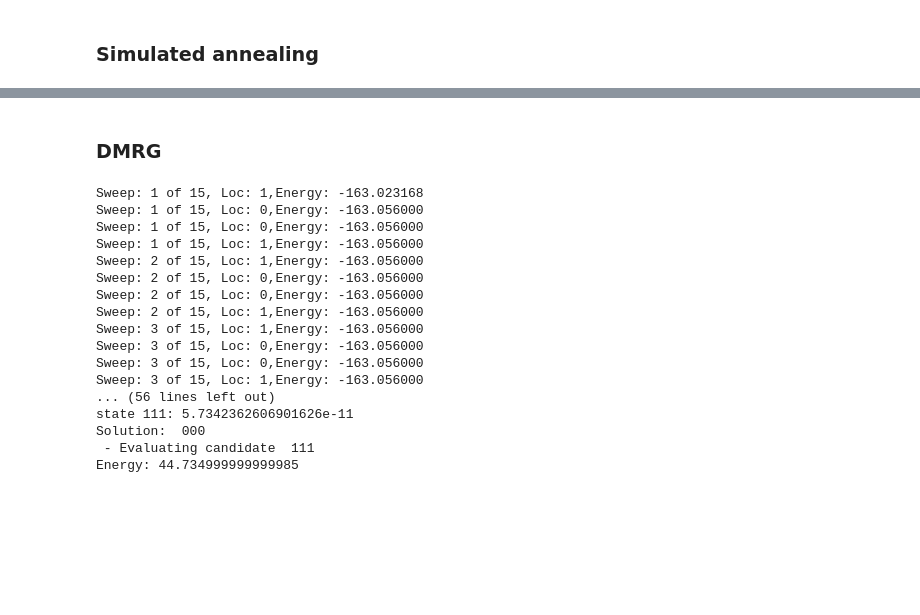
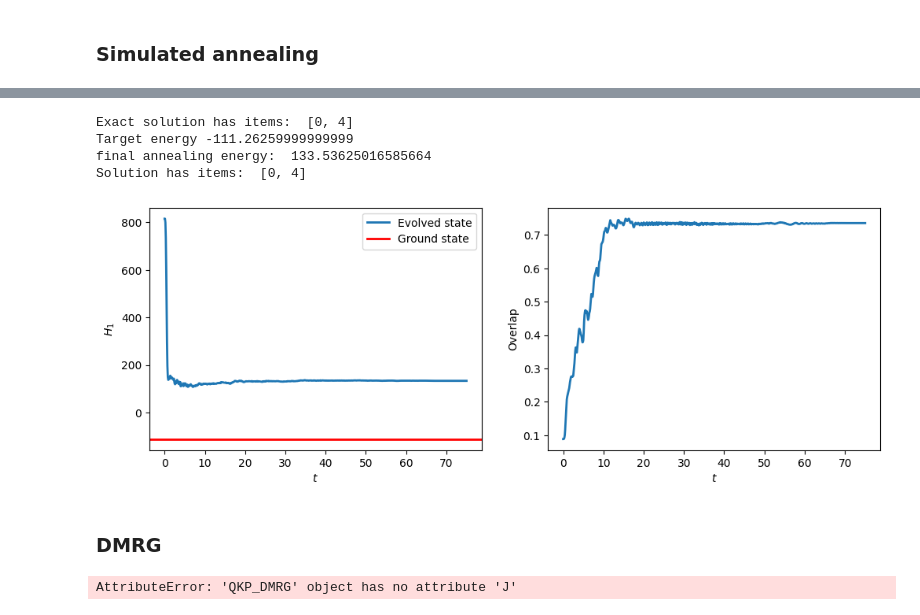
Before and after one commit to MiquelAlberti2/Quantum-annealing-and-tensor-networks, a Jupyter notebook: solutions.ipynb, the cells around one changed output, grey strips where cells are left out. Saved outputs shown, nothing was run; the diff lists cells and outputs as text; code cells hidden in the pictures; blank space fills up the shorter version.

Commit message:
qibo_solver class

```diff
--- a/solutions.ipynb
+++ b/solutions.ipynb
@@ -3,7 +3,7 @@
 # %%
 import tests.custom_tests as tests
 
-N, values, weights, W_capacity = tests.easy_test()
+N, values, weights, W_capacity = tests.random_test(7)
 # %% [markdown]
 ### Exact solution
 # %%
@@ -57,0 +36,10 @@ most probable candidate:  0b111
+# %%
+from QIBO_solver import QKP_Qibo_solver
+
+T = 75 # Total time of the adiabatic evolution.
+
+Qibo_solver = QKP_Qibo_solver(W_capacity, weights, values)
+Qibo_solver.exact_solution()
+Qibo_solver.run_simulated_annealing(T)
+Qibo_solver.show_results()
+# %% [output]
@@ -58,3 +48,8 @@ most probable candidate:  0b111
+Exact solution has items:  [0, 4]
+Target energy -111.26259999999999
+final annealing energy:  133.53625016585664
+Solution has items:  [0, 4]
+[figure, added]
 # %% [markdown]
 ### DMRG
 # %%
@@ -62,7 +57,7 @@ from DMRG.script import QKP_DMRG
 
 h_coeffs, J_coeffs, offset = H_solver.get_ham_coeffs()
 chi = 32
-numsweeps = 15
+numsweeps = 50
 qkp_DMRG = QKP_DMRG(N, chi, numsweeps, h_coeffs, J_coeffs, offset)
 
 s = 1 # time of annealing we want to simulate
@@ -70,22 +65,6 @@ qkp_DMRG.build_MPO_time_s(s)
 qkp_DMRG.run()
 qkp_DMRG.show_results()
 
-qkp_DMRG.energy_of_items('111')
+# qkp_DMRG.energy_of_items('111')
 # %% [output]
-Sweep: 1 of 15, Loc: 1,Energy: -163.023168
-Sweep: 1 of 15, Loc: 0,Energy: -163.056000
-Sweep: 1 of 15, Loc: 0,Energy: -163.056000
-Sweep: 1 of 15, Loc: 1,Energy: -163.056000
-Sweep: 2 of 15, Loc: 1,Energy: -163.056000
-Sweep: 2 of 15, Loc: 0,Energy: -163.056000
-Sweep: 2 of 15, Loc: 0,Energy: -163.056000
-Sweep: 2 of 15, Loc: 1,Energy: -163.056000
-Sweep: 3 of 15, Loc: 1,Energy: -163.056000
-Sweep: 3 of 15, Loc: 0,Energy: -163.056000
-Sweep: 3 of 15, Loc: 0,Energy: -163.056000
-Sweep: 3 of 15, Loc: 1,Energy: -163.056000
-... (56 lines left out)
-state 111: 5.7342362606901626e-11
-Solution:  000
- - Evaluating candidate  111
-Energy: 44.734999999999985
+AttributeError: 'QKP_DMRG' object has no attribute 'J'
```
Also changed, not shown: parts of 4 cells of this notebook, 3 other files.
